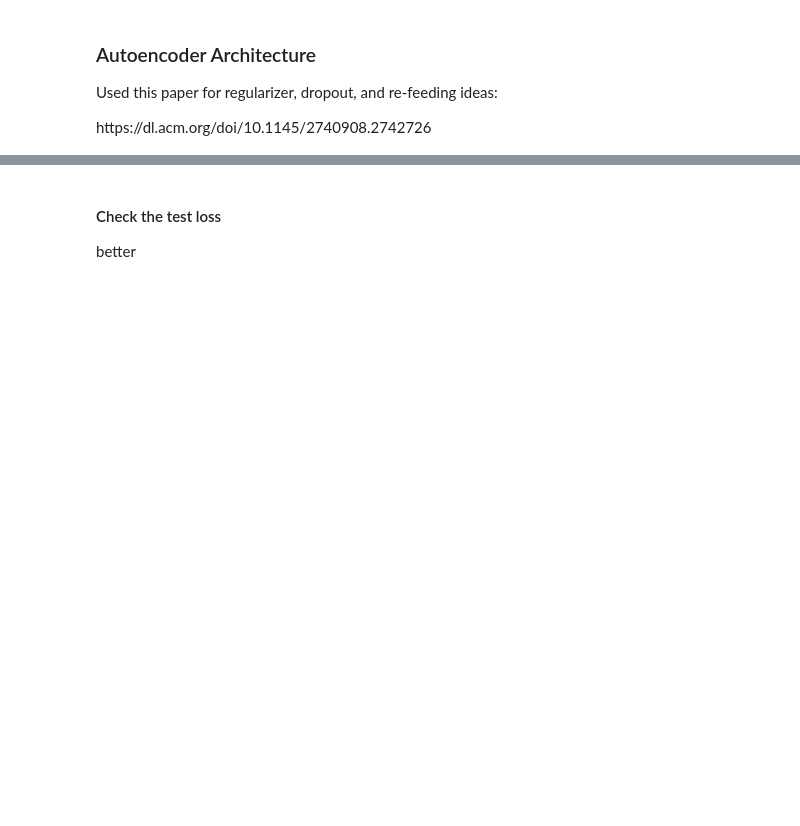
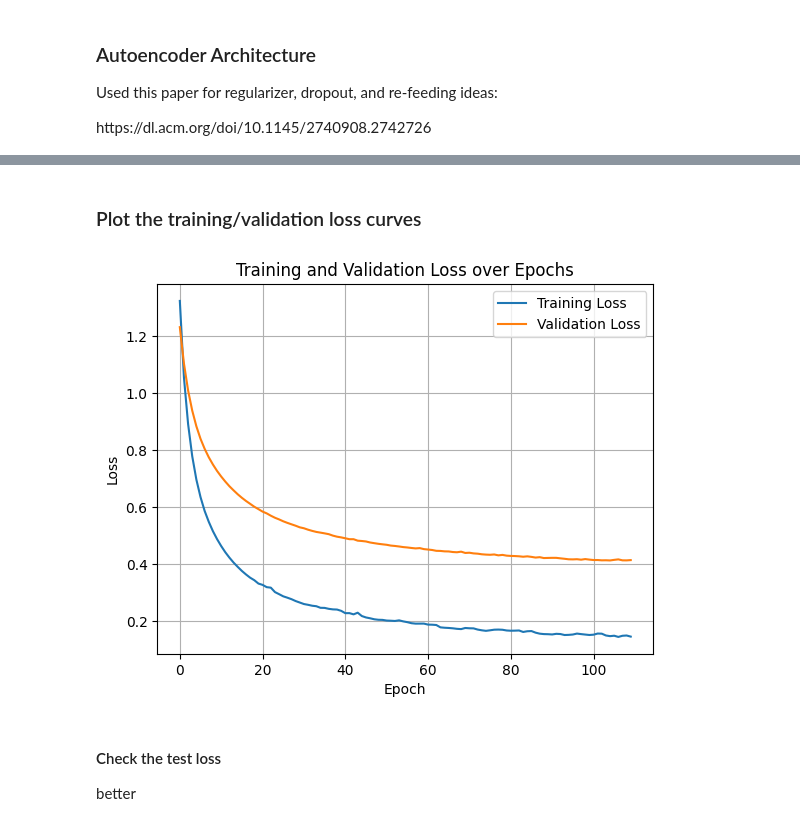
Before and after one commit to lukedrichard/BHTRecommenderProject, a Jupyter notebook: Recommender_Autoencoder.ipynb, the cells around one changed output, grey strips where cells are left out. Cells and saved outputs as stored; diff of their text form; code cells hidden in the pictures; blank space fills up the shorter version.

Commit message:
final autoencoder architecture

```diff
--- a/Recommender_Autoencoder.ipynb
+++ b/Recommender_Autoencoder.ipynb
@@ -39 +57,5 @@ print(train_matrix.shape, test_matrix.shape)
+# %%
+train_matrix, train_biases = subtract_biases(train_matrix)
+
+test_matrix, test_biases = subtract_biases(test_matrix)
 # %%
@@ -49,26 +72,19 @@ Used this paper for regularizer, dropout, and re-feeding ideas:
 <Link Text>https://dl.acm.org/doi/10.1145/2740908.2742726 <br>
 # %%
 original_dim = ratings_matrix.shape[1]
-encoding_dim = 1024
+encoding_dim = 256
 
 #input layer: user rating vector
 input_layer = layers.Input(shape=(original_dim,))
-encoded = layers.Dropout(0.8)(input_layer)
 
+#encoded layer
+encoded = layers.Dense(encoding_dim, activation='selu', kernel_regularizer=regularizers.l2(0.0001),
+                       activity_regularizer=regularizers.l1(0.0001))(input_layer)
 
-encoded = layers.Dense(encoding_dim, activation='selu', kernel_regularizer=regularizers.l2(0.001), activity_regularizer=regularizers.l1(0.001))(input_layer)
-encoded=layers.Dropout(0.8)(encoded)
-encoded = layers.Dense(original_dim, activation='selu')(encoded)
+#decoder
+output_layer = layers.Dense(original_dim, activation='linear')(encoded)
 
-#refeeeding
-encoded = layers.Dropout(0.8)(encoded)
-encoded = layers.Dense(encoding_dim, activation='selu', kernel_regularizer=regularizers.l2(0.001), activity_regularizer=regularizers.l1(0.001))(encoded)
-decoded=layers.Dropout(0.8)(encoded)
-
-# Decoder
-output_layer = layers.Dense(original_dim, activation='selu')(decoded)
-
-# Model
+#model
 autoencoder = Model(inputs=input_layer, outputs=output_layer)
 
 #compile the model
@@ -76,12 +108,7 @@ autoencoder.compile(optimizer='adam', loss= masked_mse)
 # %%
 #train the model
-#callbacks=[early_stopping]
-early_stopping = EarlyStopping(monitor='val_loss', patience=10, restore_best_weights=True)
+early_stopping = EarlyStopping(monitor='val_loss', patience=5, restore_best_weights=True)
 
-autoencoder.fit(train_matrix, train_matrix,
-                epochs=1000,
-                batch_size=128,
-                shuffle=True,
-                validation_split=0.2,
-                callbacks=[early_stopping])
+history = autoencoder.fit(train_matrix, train_matrix, epochs=500, batch_size=128, shuffle=True,
+                          validation_split = 0.2, callbacks = [early_stopping])
 # %% [output]
@@ -105,0 +132,13 @@ Epoch 174/1000
+# %% [markdown]
+### Plot the training/validation loss curves
+# %%
+plt.plot(history.history['loss'], label='Training Loss')
+plt.plot(history.history['val_loss'], label='Validation Loss')
+plt.title('Training and Validation Loss over Epochs')
+plt.xlabel('Epoch')
+plt.ylabel('Loss')
+plt.legend()
+plt.grid(True)
+plt.show()
+# %% [output]
+[figure, added]
```
Also changed, not shown: parts of 16 cells of this notebook.
